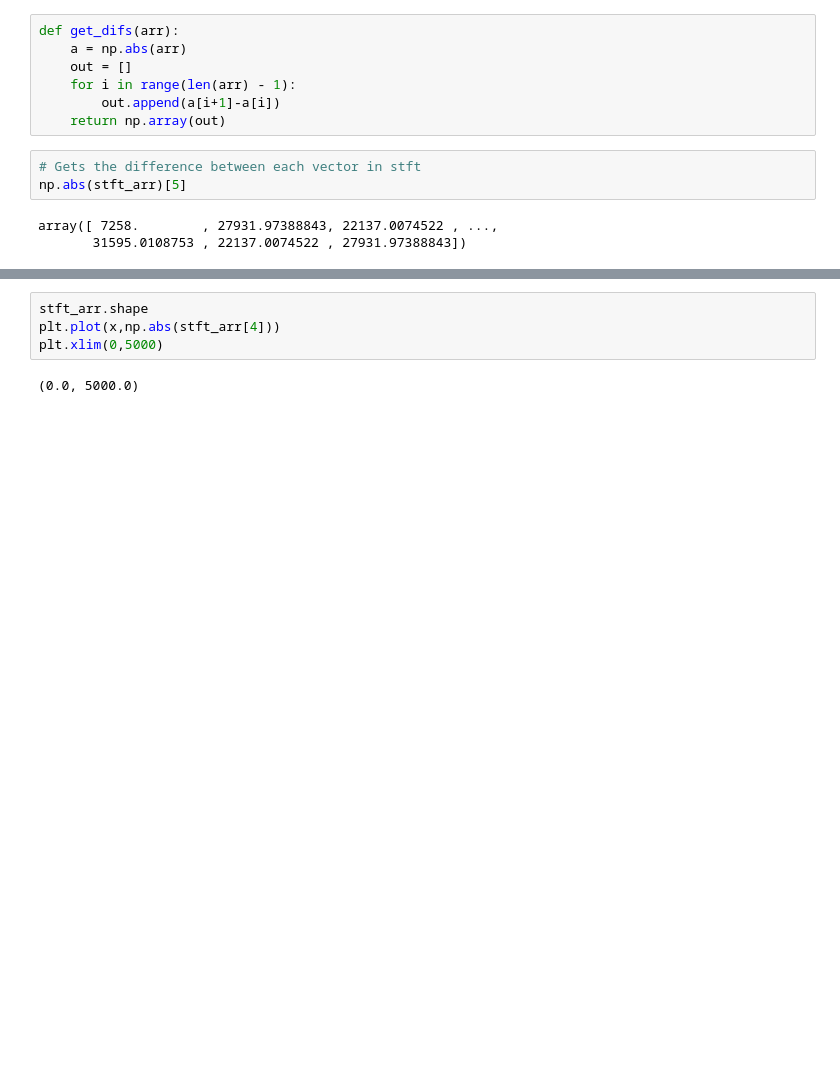
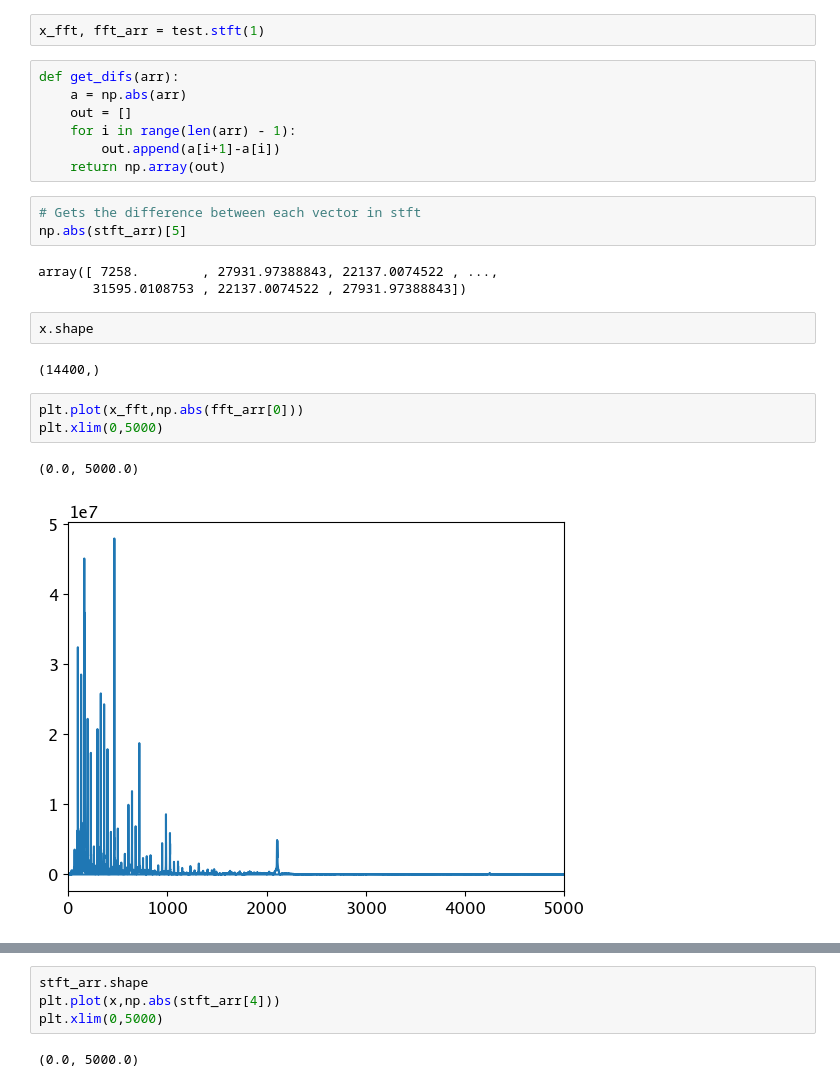
Before and after one commit to VamsiImmanneni/Sound-Separation-Project, a Jupyter notebook: Analysis-Midway.ipynb, the cells around one changed output, grey strips where cells are left out. Drawn from its saved outputs; the diff is of its cells as text; blank space fills up the shorter version.

```diff
--- a/Analysis-Midway.ipynb
+++ b/Analysis-Midway.ipynb
@@ -91,6 +91,8 @@ matplotlib.rcParams.update({'font.size': 12})
 test = Analyzer('1_7.wav')
 # Gets an stft of 10 splits
 x, stft_arr = test.stft(10)
+# %%
+x_fft, fft_arr = test.stft(1)
 # %%
 def get_difs(arr):
     a = np.abs(arr)
@@ -104,5 +106,15 @@ np.abs(stft_arr)[5]
 # %% [output]
 array([ 7258.        , 27931.97388843, 22137.0074522 , ...,
        31595.0108753 , 22137.0074522 , 27931.97388843])
+# %%
+x.shape
+# %% [output]
+(14400,)
+# %%
+plt.plot(x_fft,np.abs(fft_arr[0]))
+plt.xlim(0,5000)
+# %% [output]
+(0.0, 5000.0)
+[figure, added]
 # %%
 difs = get_difs(stft_arr)
```
Also changed, not shown: parts of 4 cells of this notebook, 1 other file.
